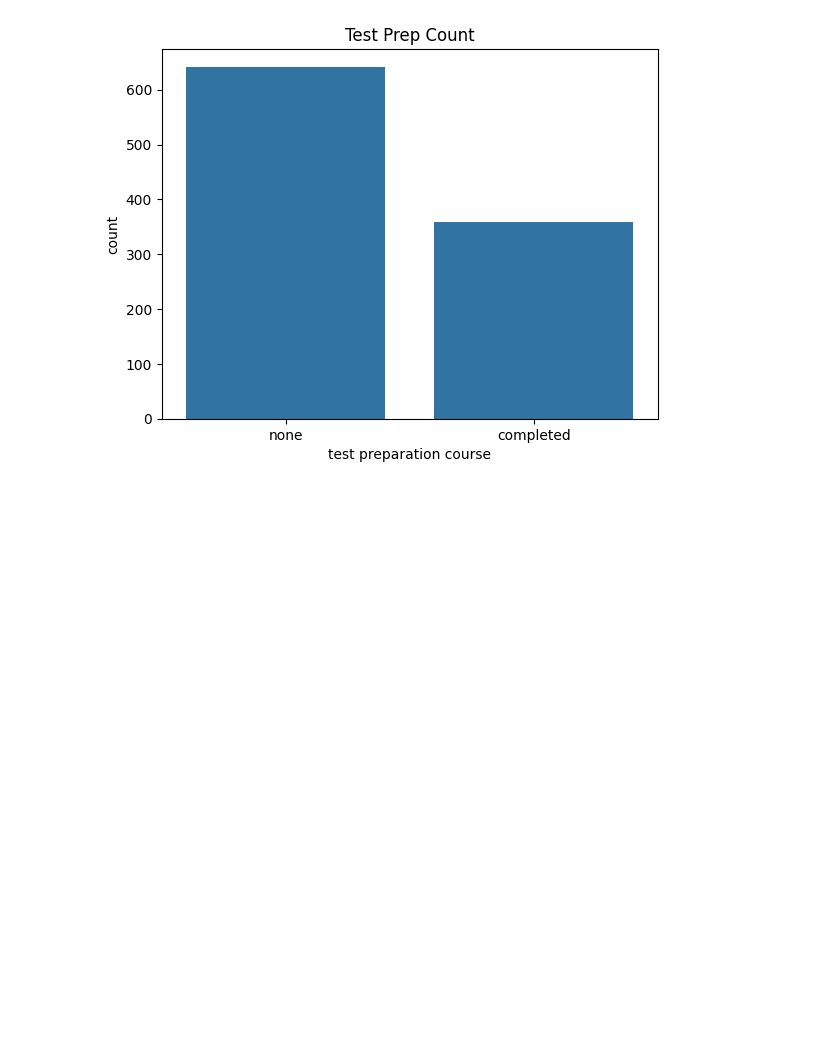
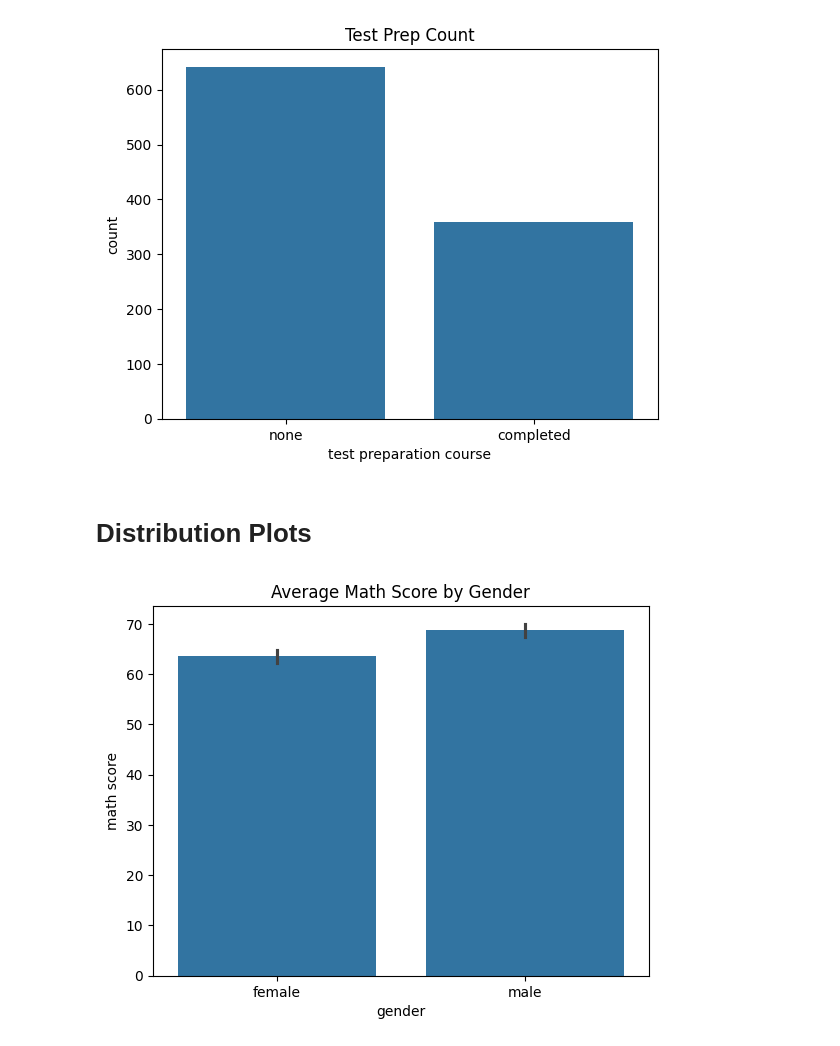
Before and after one commit to Nakib-Nasrullah/Research-Skill, a Jupyter notebook: 6_Matplotlib_and_Seaborn.ipynb, the cells around one changed output. Cells and saved outputs as stored; diff of their text form; code cells hidden in the pictures; blank space fills up the shorter version.

```diff
--- a/6_Matplotlib_and_Seaborn.ipynb
+++ b/6_Matplotlib_and_Seaborn.ipynb
@@ -384,3 +384,12 @@ plt.title('Test Prep Count')
 plt.show()
 # %% [output]
 [figure]
+# %% [markdown]
+# **Distribution Plots**
+# %%
+# Average math score by gender
+sns.barplot(data=students, x='gender', y='math score')
+plt.title('Average Math Score by Gender')
+plt.show()
+# %% [output]
+[figure, added]
```
